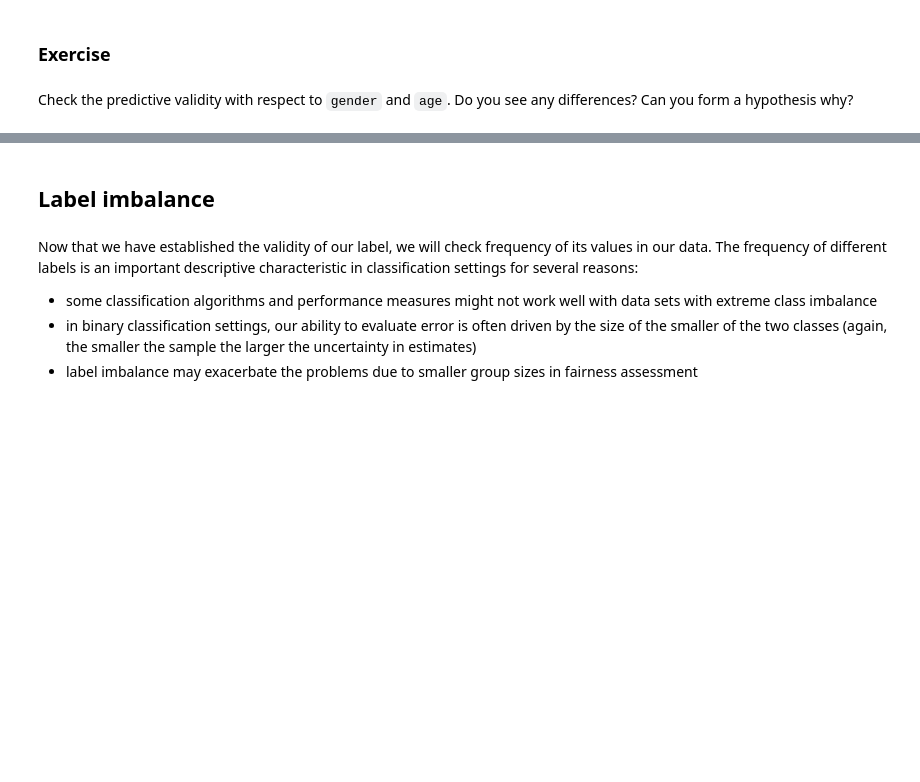
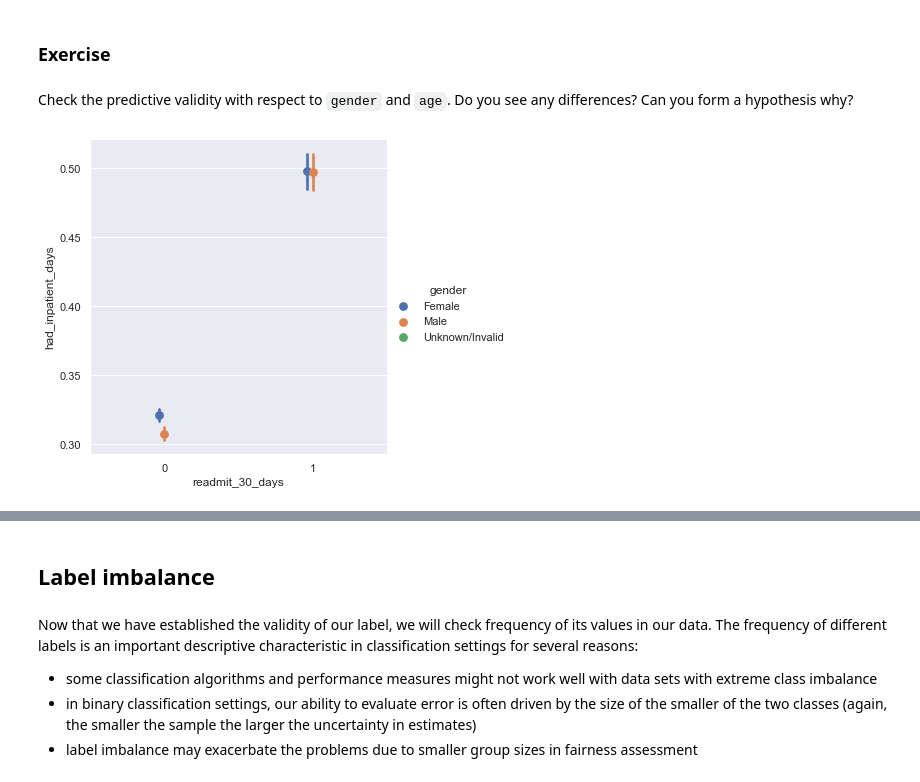
Before and after one commit to fairlearn/talks, a Jupyter notebook: 2021_scipy_tutorial/fairness-in-AI-systems-student.ipynb, the cells around one changed output, grey strips where cells are left out. Saved outputs shown, nothing was run; the diff lists cells and outputs as text; code cells hidden in the pictures; blank space fills up the shorter version.

```diff
--- a/2021_scipy_tutorial/fairness-in-AI-systems-student.ipynb
+++ b/2021_scipy_tutorial/fairness-in-AI-systems-student.ipynb
@@ -376,7 +445,9 @@ Note that we have only investigated _predictive validity_, but there are other i
 Check the predictive validity with respect to `gender` and `age`. Do you see any differences? Can you form a hypothesis why?
 # %%
 # Check for predictive validity by gender
-sns.catplot(y="had_inpatient_days",x="readmit_30_days",hue=_____, data=df,
+sns.catplot(y="had_inpatient_days",x="readmit_30_days",hue="gender", data=df,
             kind="point", ci=95, dodge=True, join=False);
+# %% [output]
+[figure, added]
 # %%
 # Check for predictive validity by age
```
Also changed, not shown: parts of 68 cells of this notebook, 1 other file.
